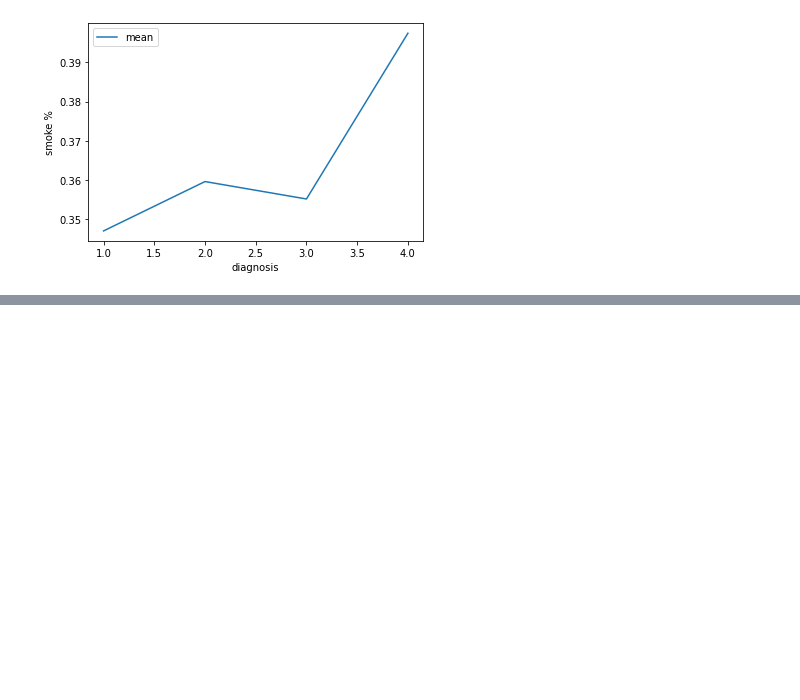
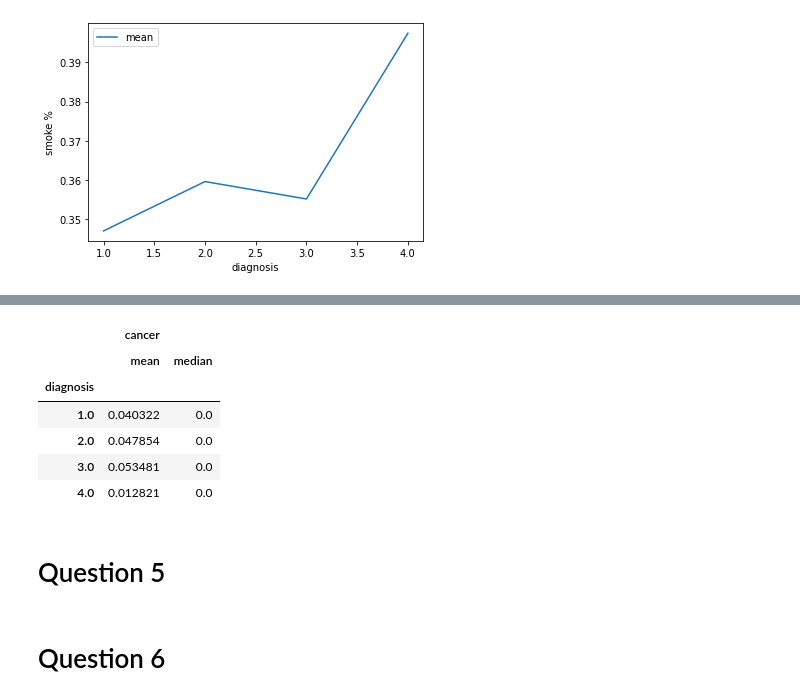
Before and after one commit to ahmed-isar/IBD-disease, a Jupyter notebook: solution.ipynb, the cells around one changed output, grey strips where cells are left out. Saved outputs shown, nothing was run; the diff lists cells and outputs as text; code cells hidden in the pictures; blank space fills up the shorter version.

```diff
--- a/solution.ipynb
+++ b/solution.ipynb
@@ -185,0 +204,16 @@ Text(0, 0.5, 'smoke %')
+# %%
+data_q4 = data_q4.groupby('diagnosis').agg(['mean', 'median'])
+data_q4.columns = ['mean_v', 'median_v']
+data_q4.rese
+# %% [output]
+|  | cancer |  |
+|  | mean | median |
+| diagnosis |  |  |
+| 1.0 | 0.040322 | 0.0 |
+| 2.0 | 0.047854 | 0.0 |
+| 3.0 | 0.053481 | 0.0 |
+| 4.0 | 0.012821 | 0.0 |
+# %% [markdown]
+# Question 5
+# %% [markdown]
+# Question 6
```
Also changed, not shown: parts of 2 cells of this notebook.
